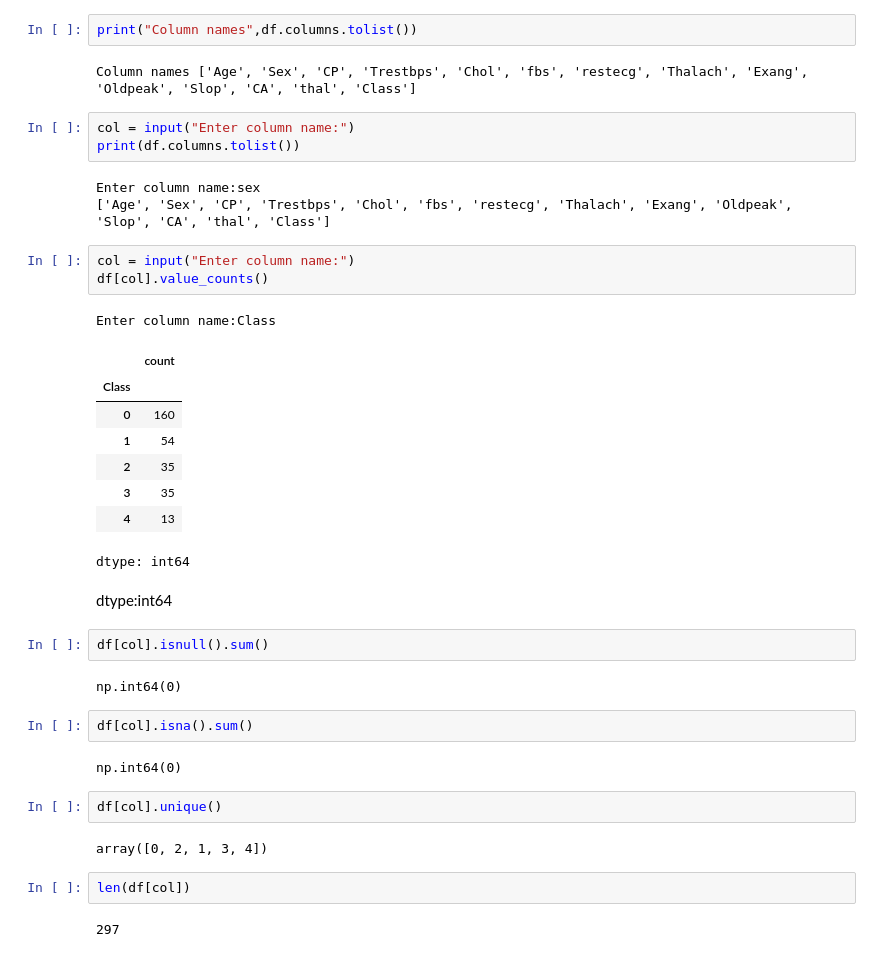
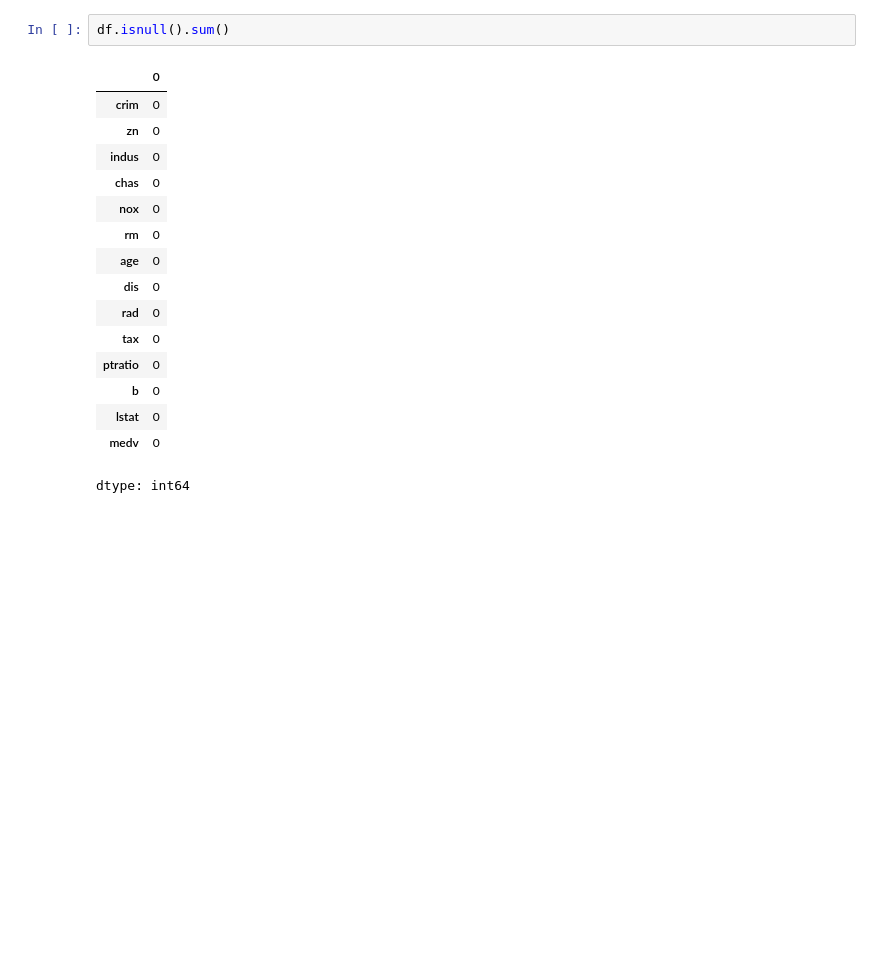
Before and after one commit to Eisawi7/date-mining-1, a Jupyter notebook: Welcome_To_Colab.ipynb, the cells around one changed output. Saved outputs shown, nothing was run; the diff lists cells and outputs as text; blank space fills up the shorter version.

```diff
--- a/Welcome_To_Colab.ipynb
+++ b/Welcome_To_Colab.ipynb
@@ -39,41 +54,19 @@ memory usage: 32.6 KB
-# %%
-print("Column names",df.columns.tolist())
-# %% [output]
-Column names ['Age', 'Sex', 'CP', 'Trestbps', 'Chol', 'fbs', 'restecg', 'Thalach', 'Exang', 'Oldpeak', 'Slop', 'CA', 'thal', 'Class']
-# %%
-col = input("Enter column name:")
-print(df.columns.tolist())
-# %% [output]
-Enter column name:sex
-['Age', 'Sex', 'CP', 'Trestbps', 'Chol', 'fbs', 'restecg', 'Thalach', 'Exang', 'Oldpeak', 'Slop', 'CA', 'thal', 'Class']
-# %%
-col = input("Enter column name:")
-df[col].value_counts()
-# %% [output]
-Enter column name:Class
-|  | count |
-| Class |  |
-| 0 | 160 |
-| 1 | 54 |
-| 2 | 35 |
-| 3 | 35 |
-| 4 | 13 |
-dtype: int64
-# %% [markdown]
-dtype:int64
 # %%
-df[col].isnull().sum()
+df.isnull().sum()
 # %% [output]
+|  | 0 |
+| crim | 0 |
+| zn | 0 |
+| indus | 0 |
+| chas | 0 |
+| nox | 0 |
+| rm | 0 |
+| age | 0 |
+| dis | 0 |
+| rad | 0 |
+| tax | 0 |
+| ptratio | 0 |
+| b | 0 |
+| lstat | 0 |
+| medv | 0 |
-np.int64(0)
+dtype: int64
-# %%
-df[col].isna().sum()
-# %% [output]
-np.int64(0)
-# %%
-df[col].unique()
-# %% [output]
-array([0, 2, 1, 3, 4])
-# %%
-len(df[col])
-# %% [output]
-297
```
Also changed, not shown: parts of 23 cells of this notebook.
